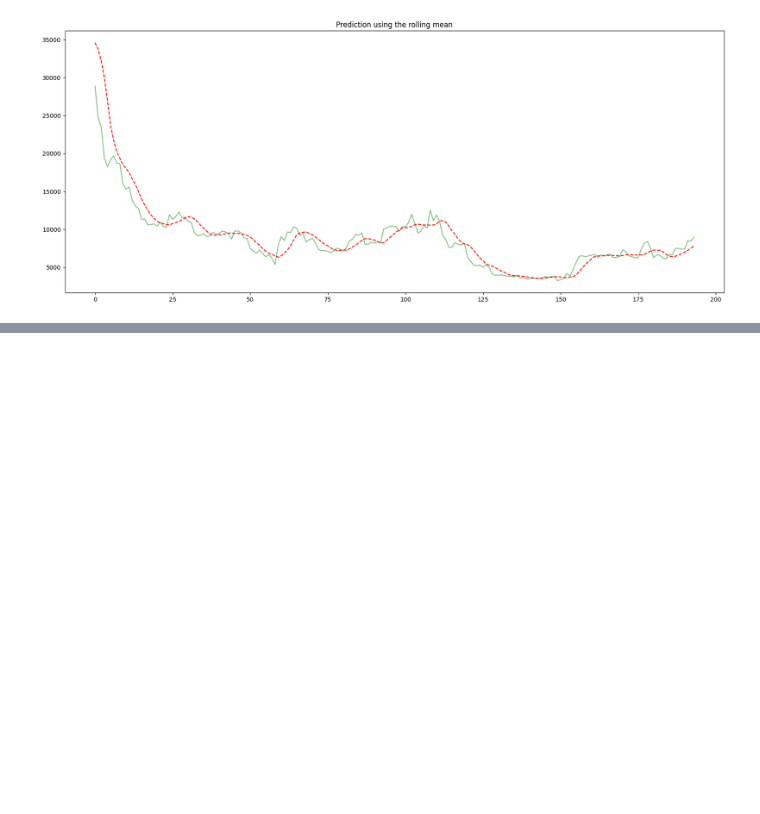
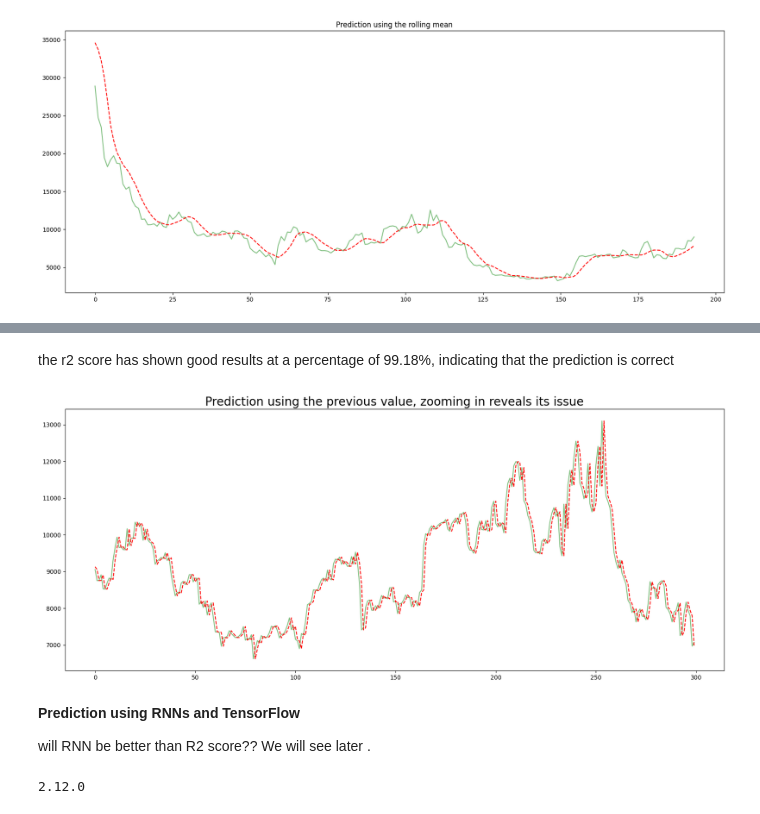
Before and after one commit to arianza1210/Data_Scientist, a Jupyter notebook: timeseries_rnn_predict.ipynb, the cells around one changed output, grey strips where cells are left out. Cells and saved outputs as stored; diff of their text form; code cells hidden in the pictures; blank space fills up the shorter version.

```diff
--- a/timeseries_rnn_predict.ipynb
+++ b/timeseries_rnn_predict.ipynb
@@ -175,0 +199,25 @@ accuracy R2 Metric : 78.04%
+# %% [markdown]
+the r2 score has shown good results at a percentage of 99.18%, indicating that the prediction is correct
+# %%
+#setting stride =1
+stride=1
+#too crwoded,zoom in
+win_start=300
+win_end=600
+plt.plot(open_USD[n_steps_in+win_start
+                  :n_steps_in+win_end:stride],alpha=0.5,color='g')
+plt.plot(y_pred_baseline_prev_value[win_start:win_end:stride],color='r',ls='dashed')
+#show plot
+plt.title('Prediction using the previous value, zooming in reveals its issue',size=20);
+# %% [output]
+[figure, added]
+# %% [markdown]
+**Prediction using RNNs and TensorFlow**
+
+will RNN be better than R2 score?? We will see later .
+# %%
+#import library tensorflow
+import tensorflow as tf
+print(tf.__version__)
+# %% [output]
+2.12.0
```
Also changed, not shown: parts of 22 cells of this notebook.
